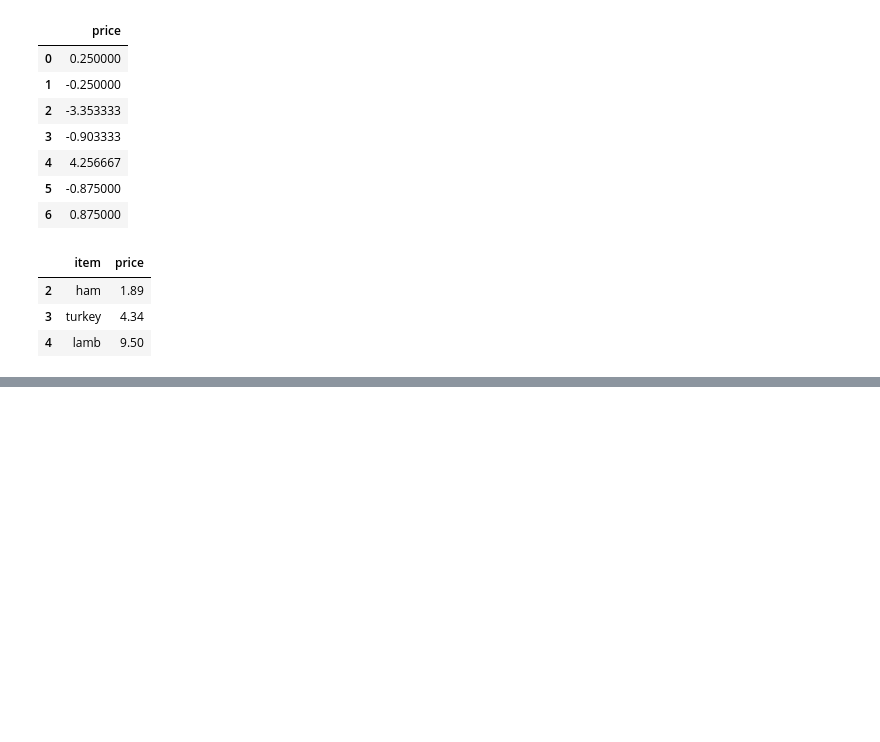
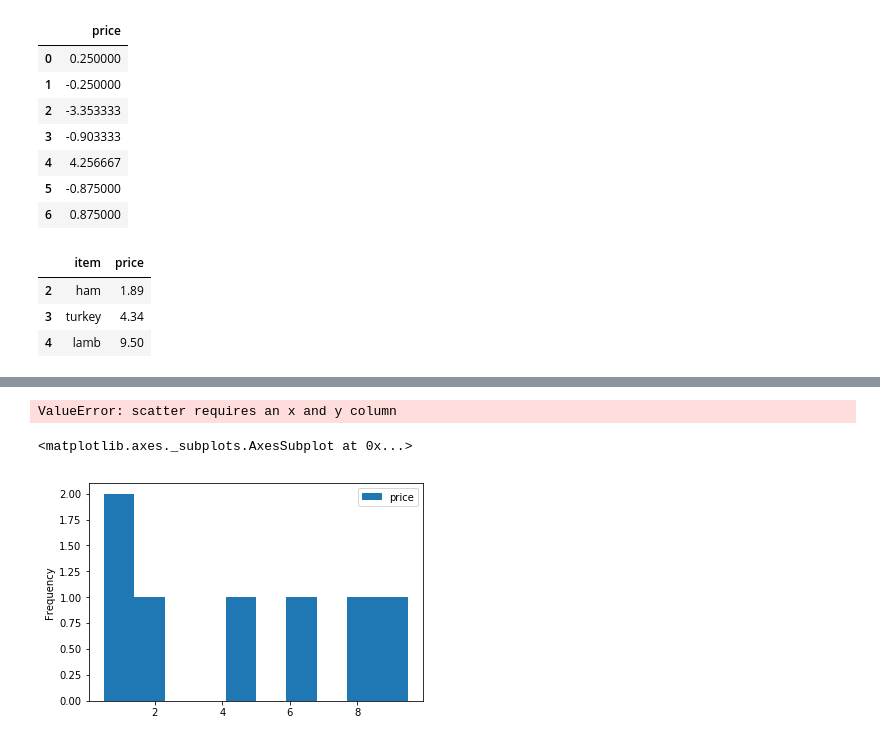
Before and after one commit to arun-narayanaswamy/python-practice, a Jupyter notebook: own-practive/pandas-updated.ipynb, the cells around one changed output, grey strips where cells are left out. Cells and saved outputs as stored; diff of their text form; code cells hidden in the pictures; blank space fills up the shorter version.

```diff
--- a/own-practive/pandas-updated.ipynb
+++ b/own-practive/pandas-updated.ipynb
@@ -503,0 +550,10 @@ grouped.filter(lambda x: len(x)>2)
+# %%
+temp.plot( y = 'price', kind = 'scatter')
+# %% [output]
+ValueError: scatter requires an x and y column
+# %%
+#plotting distributions
+temp.plot(y = 'price', kind = 'hist')
+# %% [output]
+<matplotlib.axes._subplots.AxesSubplot at 0x...>
+[figure, added]
```
Also changed, not shown: parts of 7 cells of this notebook.
